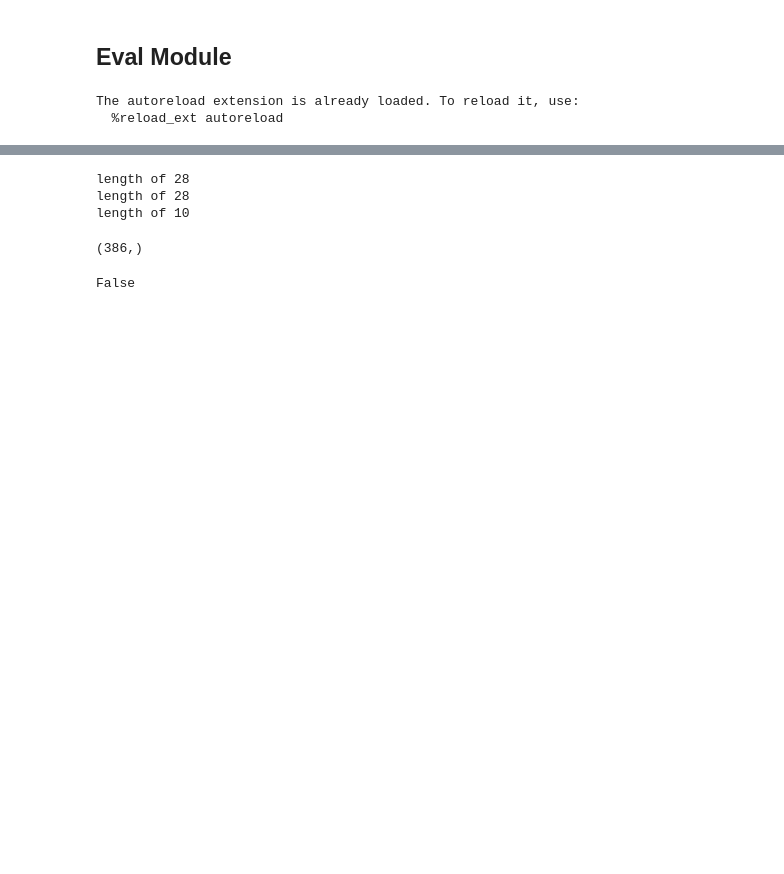
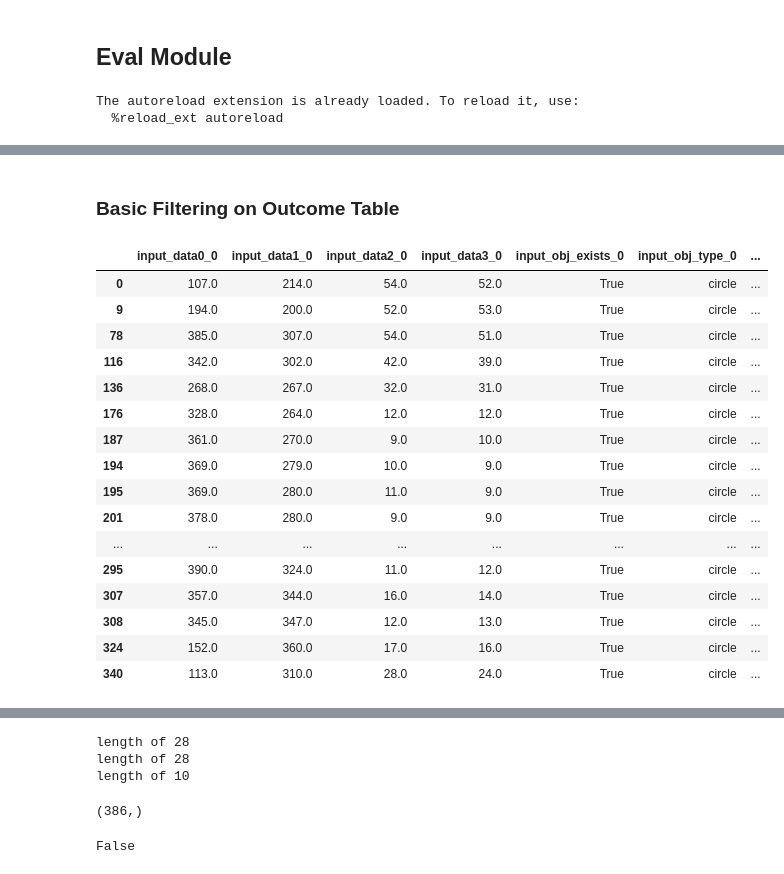
Before and after one commit to sutt/ppd, a Jupyter notebook: books/eval-module-1.ipynb, the cells around one changed output, grey strips where cells are left out. Drawn from its saved outputs; the diff is of its cells as text; code cells hidden in the pictures; blank space fills up the shorter version.

```diff
--- a/books/eval-module-1.ipynb
+++ b/books/eval-module-1.ipynb
@@ -47,0 +52,40 @@ interproc_df[:5]
+# %% [markdown]
+### Basic Filtering on Outcome Table
+# %%
+def filterObjCols(df, objEnum=0):
+    obj_cols = filter(lambda sCol: sCol.find('_' + str(objEnum)) > -1,
+                     list(df.columns))
+    return obj_cols
+
+def filterInputScoreRows(df, objEnum=0):
+    col_name = 'input_obj_exists_' + str(objEnum)
+    filtered_rows = df[col_name] == True
+    return filtered_rows
+
+def displayRelevantTable(df, objEnum=0):
+    ''' display only cols for requested obj-enum
+        display only rows for frame with an input-score
+    '''
+    rows = filterInputScoreRows(df, objEnum)
+    cols = filterObjCols(df, objEnum)
+    return df[rows][cols]
+
+displayRelevantTable(df_outcome)
+# %% [output]
+|  | input_data0_0 | input_data1_0 | input_data2_0 | input_data3_0 | input_obj_exists_0 | input_obj_type_0 | ... |
+| 0 | 107.0 | 214.0 | 54.0 | 52.0 | True | circle | ... |
+| 9 | 194.0 | 200.0 | 52.0 | 53.0 | True | circle | ... |
+| 78 | 385.0 | 307.0 | 54.0 | 51.0 | True | circle | ... |
+| 116 | 342.0 | 302.0 | 42.0 | 39.0 | True | circle | ... |
+| 136 | 268.0 | 267.0 | 32.0 | 31.0 | True | circle | ... |
+| 176 | 328.0 | 264.0 | 12.0 | 12.0 | True | circle | ... |
+| 187 | 361.0 | 270.0 | 9.0 | 10.0 | True | circle | ... |
+| 194 | 369.0 | 279.0 | 10.0 | 9.0 | True | circle | ... |
+| 195 | 369.0 | 280.0 | 11.0 | 9.0 | True | circle | ... |
+| 201 | 378.0 | 280.0 | 9.0 | 9.0 | True | circle | ... |
+| ... | ... | ... | ... | ... | ... | ... | ... |
+| 295 | 390.0 | 324.0 | 11.0 | 12.0 | True | circle | ... |
+| 307 | 357.0 | 344.0 | 16.0 | 14.0 | True | circle | ... |
+| 308 | 345.0 | 347.0 | 12.0 | 13.0 | True | circle | ... |
+| 324 | 152.0 | 360.0 | 17.0 | 16.0 | True | circle | ... |
+| 340 | 113.0 | 310.0 | 28.0 | 24.0 | True | circle | ... |
```
Also changed, not shown: parts of 25 cells of this notebook, 6 other files.
